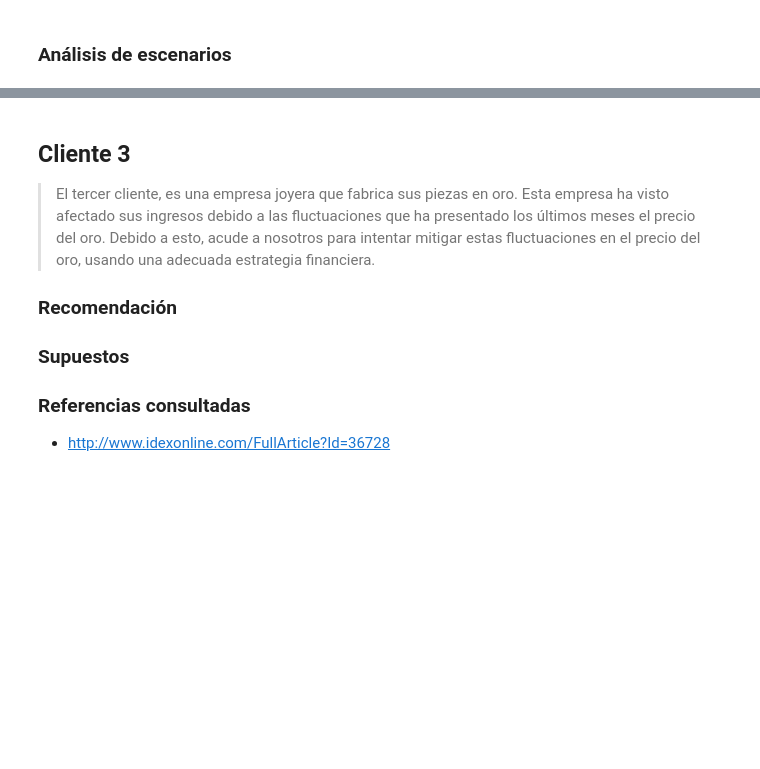
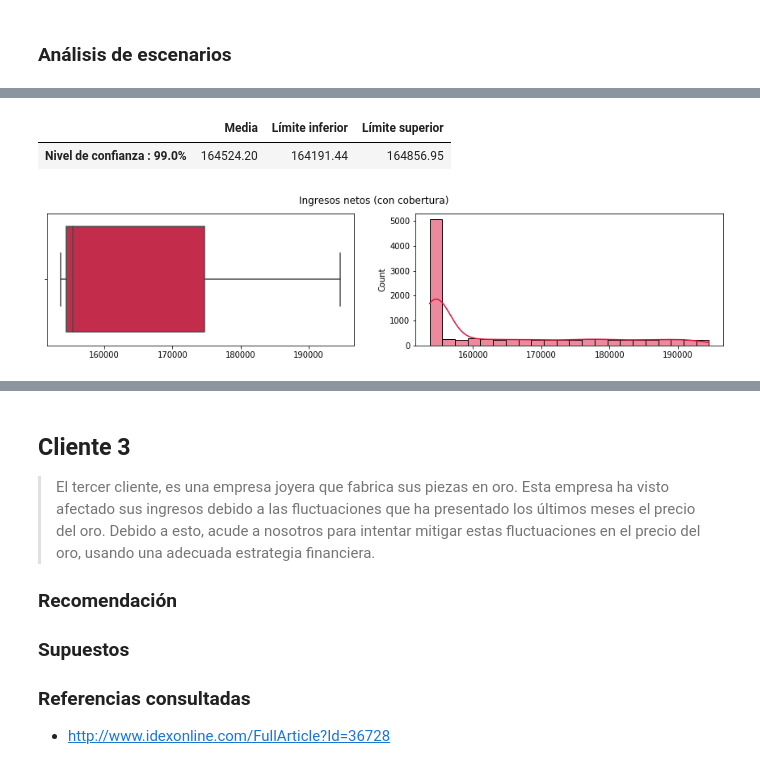
Before and after one commit to diegolazareno/Examen3_SPF, a Jupyter notebook: Examen_Tema3_DALopez.ipynb, the cells around one changed output, grey strips where cells are left out. Saved outputs shown, nothing was run; the diff lists cells and outputs as text; code cells hidden in the pictures; blank space fills up the shorter version.

```diff
--- a/Examen_Tema3_DALopez.ipynb
+++ b/Examen_Tema3_DALopez.ipynb
@@ -728,0 +775,12 @@ results2DF[["AT > K", "¿Se ejerce la opción?"] + cols]
+# %%
+netIncome_Option, netIncome_NoOption = netIncomeSimulation(300000, 0,
+ ["AT", "# contratos", "Primas", "Egreso (con cobertura)", "Egreso total (con cobertura)", "Egreso (sin cobertura)",
+  "Costo de oportunidad"], np.round(aluminiumPred.loc[2022, "Toneladas de aluminio demandadas a China"] / 4, 2), 25, K2,
+    np.random.uniform(2000, 3500, 10000), valuation2.loc["Call Asiático R.", "Prima"], "Call")
+# %%
+boxAndHistPlot(netIncome_Option, (15, 3), "crimson", "Ingresos netos (con cobertura)")
+confidenceInterval(netIncome_Option, 0.99)
+# %% [output]
+|  | Media | Límite inferior | Límite superior |
+| Nivel de confianza : 99.0% | 164524.20 | 164191.44 | 164856.95 |
+[figure, added]
```
Also changed, not shown: parts of 24 cells of this notebook.
